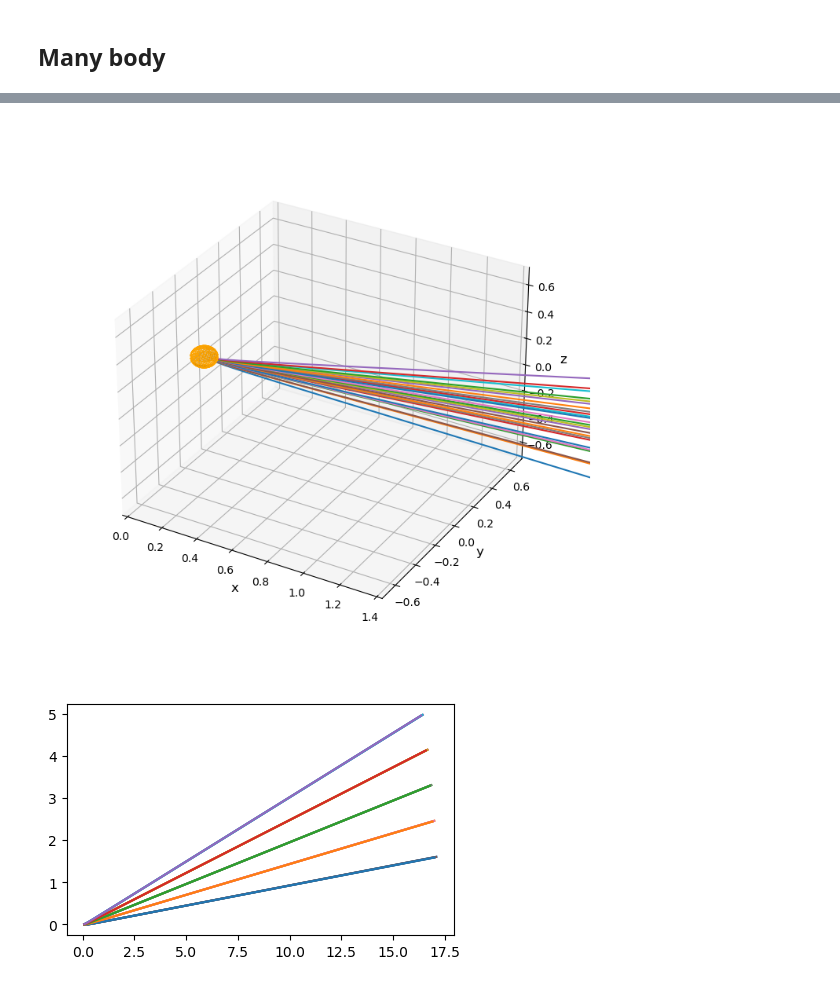
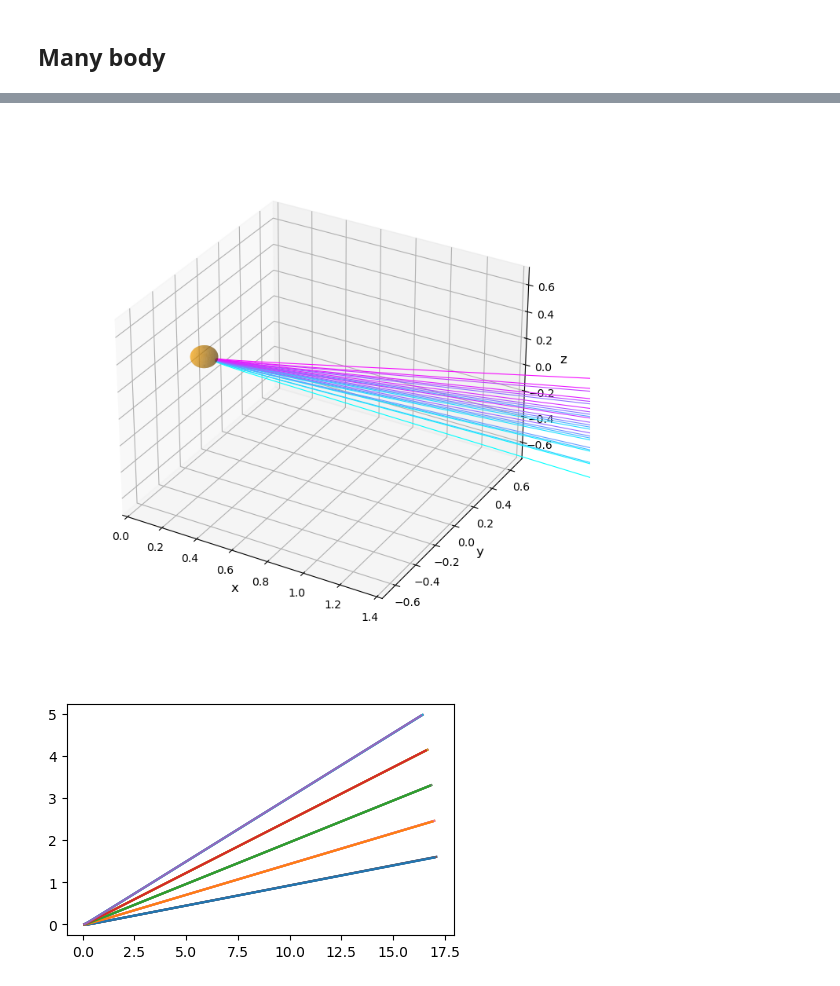
Before and after one commit to KonTopal/CME_simulation_RK4, a Jupyter notebook: CME_simulation_RK4.ipynb, the cells around one changed output, grey strips where cells are left out. Saved outputs shown, nothing was run; the diff lists cells and outputs as text; code cells hidden in the pictures.

```diff
--- a/CME_simulation_RK4.ipynb
+++ b/CME_simulation_RK4.ipynb
@@ -30,21 +31,19 @@ disclaimer: I don't know how to plot a sphere with matplotlib :(
 # %%
-xrange = np.linspace(-R,R,100)
-yrange = np.linspace(-R,R,100)
-xgrid, ygrid = np.meshgrid(xrange,yrange)
-#mask = (xgrid**2 + ygrid**2 <= R**2)
-z = np.sqrt(R**2 - xgrid**2 - ygrid**2)
-
 fig = plt.figure(figsize=(11, 9))
 ax = fig.add_subplot(111, projection='3d')
 
-# Plot the 3D surface
-ax.plot_surface(xgrid, ygrid, z, edgecolor='orange', lw=0.5, rstride=8, cstride=8,
-                alpha=0.3, color = 'orange')
-ax.plot_surface(xgrid, ygrid, -z, edgecolor='orange', lw=0.5, rstride=8, cstride=8,
-                alpha=0.3, color = 'orange')
+# Make data
+r = 10
+u = np.linspace(0, 2 * np.pi, 100)
+v = np.linspace(0, np.pi, 100)
+x = R * np.outer(np.cos(u), np.sin(v))
+y = R * np.outer(np.sin(u), np.sin(v))
+z = R * np.outer(np.ones(np.size(u)), np.cos(v))
 
+# Plot the surface
+ax.plot_surface(x, y, z, color='orange', alpha=0.5)
 
-ax.set(xlim=(min(xrange), max(xrange)), ylim=(min(yrange), max(yrange)) ,
+ax.set(xlim=(-R, R), ylim=(-R, R) ,
        xlabel='Mass ($ M_o $)', ylabel='Radius ($ km $)', zlabel='log $B_s$ (G)')
 
 ax.set_xlabel('x', fontsize=12)
@@ -153,7 +152,7 @@ def simul(T, N, fu, fx):
     xin = xinit
     uin = uinit
 
-    for i in range(N-1):
+    for i in tqdm(range(N-1)):
 
         out = RK4(fx, fu, dt, t[i], xin, uin)
         xout = out[0]
@@ -292,12 +290,11 @@ for i in range(len(step)):
 Xlist = []
 Ulist = []
 
-for i in range(len(Xi)):
+for i in tqdm(range(len(Xi))):
 
     xinit = Xi[i]
     uinit = Ui[i]
 
-    print('...')
     sim = simul(Tsim, N, fu, fx)
     Xlist += [sim[0]]
     Ulist += [sim[1]]
@@ -323,26 +307,25 @@ for i in range(len(Xi)):
 # %%
 fig = plt.figure(figsize=(11, 9))
 ax = fig.add_subplot(111, projection='3d')
 
 # Plot the 3D surface
-ax.plot_surface(xgrid, ygrid, z, edgecolor='orange', lw=0.5, rstride=8, cstride=8, alpha=0.3, color = 'orange')
-ax.plot_surface(xgrid, ygrid, -z, edgecolor='orange', lw=0.5, rstride=8, cstride=8, alpha=0.3, color = 'orange')
+ax.plot_surface(x, y, z, color='orange', alpha=0.5)
 
 for i in range(len(Xlist)):
-    ax.plot(Xlist[i][0],Xlist[i][1],Xlist[i][2])
+    ax.plot(Xlist[i][0], Xlist[i][1], Xlist[i][2], c = cm.cool(i/len(Xlist)), linewidth = 0.8)
 #print(X[0],X[1],X[2])
 
 lim = 20*R
 ax.set(xlim=(0, lim), ylim=(-lim/2, lim/2) , zlim=(-lim/2, lim/2),
        xlabel='Mass ($ M_o $)', ylabel='Radius ($ km $)', zlabel='log $B_s$ (G)')
 
 ax.set_xlabel('x', fontsize=12)
 ax.set_ylabel('y', fontsize=12)
 ax.set_zlabel('z', fontsize=12)
 
 ax.set_box_aspect(aspect=None, zoom=0.85)
 # %% [output]
-[figure, old version]
+[figure, new version]
 # %%
 plt.figure(figsize = (5,3))
 for i in range(len(Xlist)):
```
Also changed, not shown: parts of 14 cells of this notebook.
